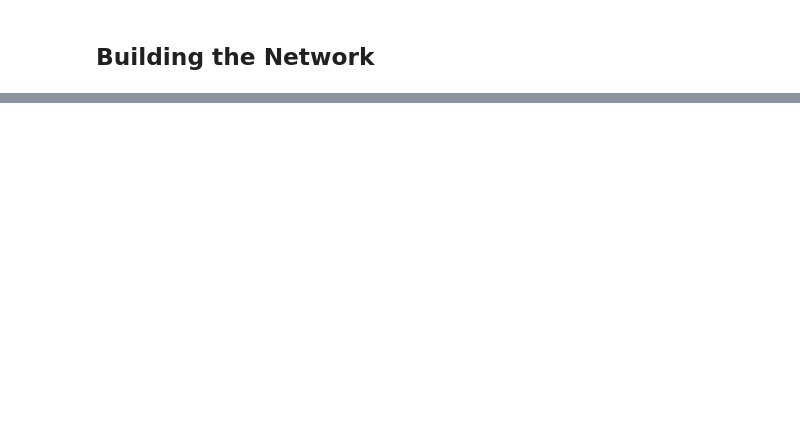
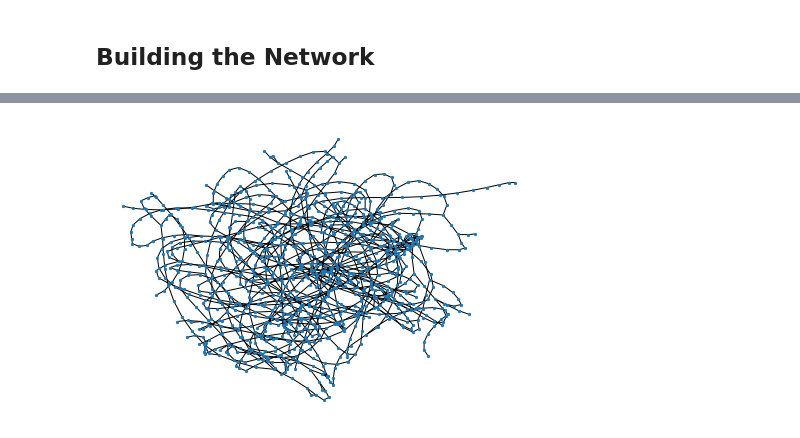
Before and after one commit to GAnagno/Social-Web, a Jupyter notebook: SBB.ipynb, the cells around one changed output, grey strips where cells are left out. Saved outputs shown, nothing was run; the diff lists cells and outputs as text; code cells hidden in the pictures; blank space fills up the shorter version.

```diff
--- a/SBB.ipynb
+++ b/SBB.ipynb
@@ -93,0 +73,4 @@ nx.draw(D, pos=pos, with_labels=False, node_size=5)
+# %%
+nx.draw(G, with_labels=False, node_size=5)
+# %% [output]
+[figure, added]
```
Also changed, not shown: parts of 11 cells of this notebook.
